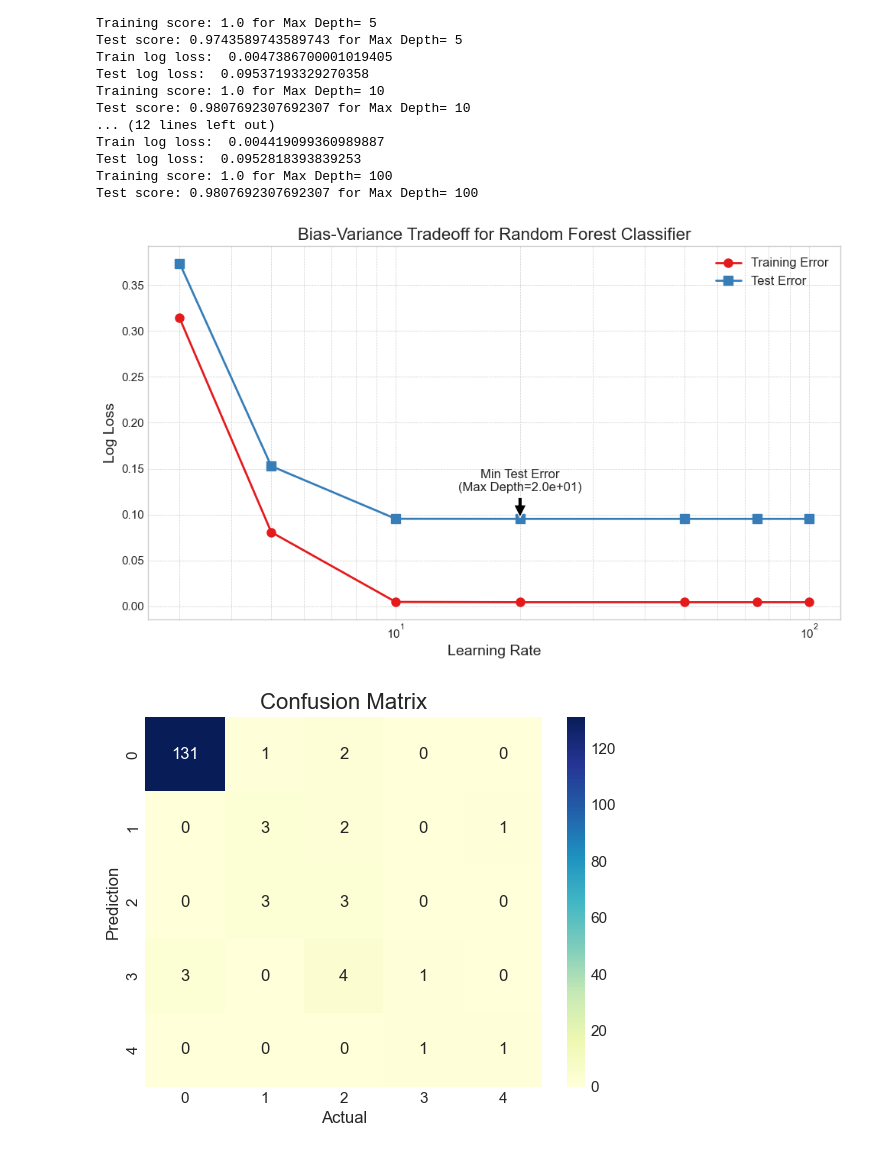
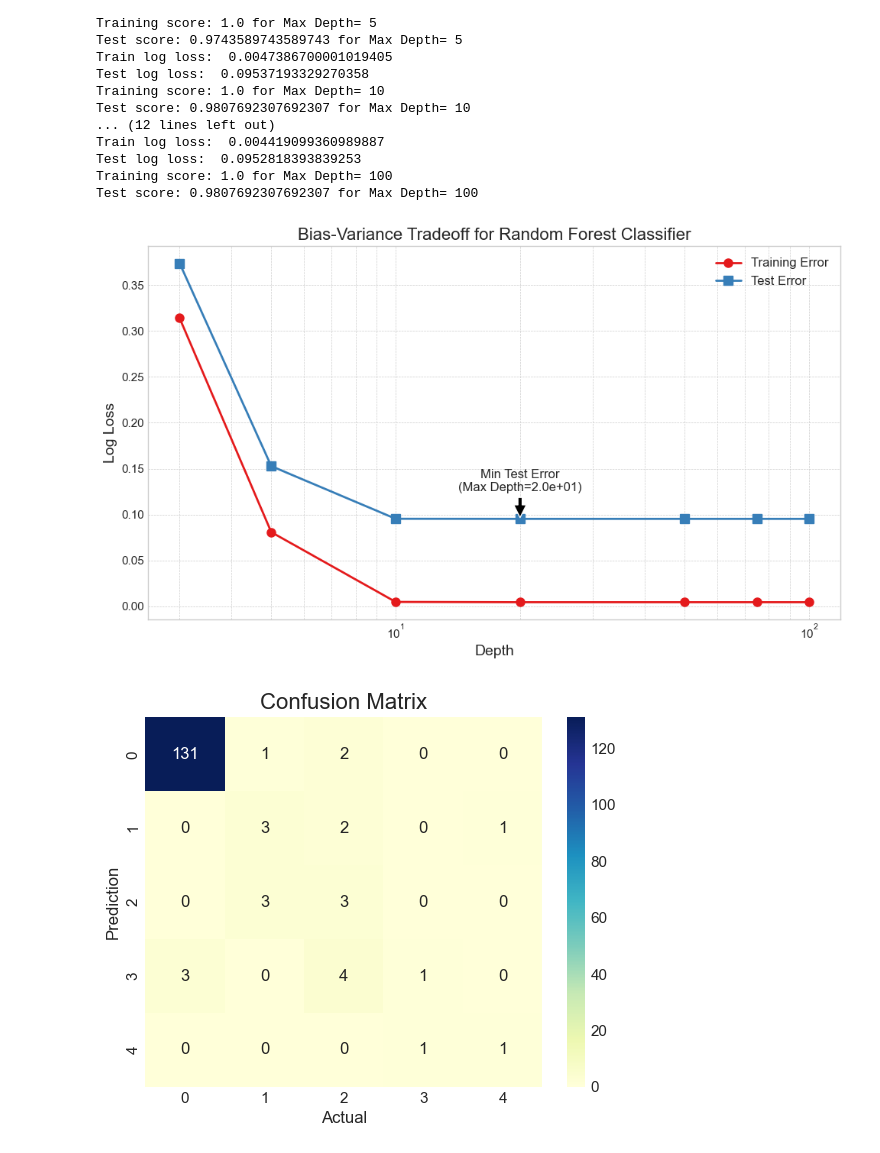
Before and after one commit to AleX77NP/Hepatitis-C-detection---model-s-tuning, a Jupyter notebook: main.ipynb, the cells around one changed output. Drawn from its saved outputs; the diff is of its cells as text; code cells hidden in the pictures.

```diff
--- a/main.ipynb
+++ b/main.ipynb
@@ -444,35 +444,35 @@ plt.style.use("seaborn-v0_8-whitegrid")
 plt.figure(figsize=(10, 6))
 plt.plot(depth_values, train_errors, label='Training Error', marker='o', markersize=8, linewidth=2)
 plt.plot(depth_values, test_errors, label='Test Error', marker='s', markersize=8, linewidth=2)
 
 # Set log scale for x-axis
 plt.xscale('log')
 
 # Titles and labels
-plt.xlabel('Learning Rate', fontsize=14)
+plt.xlabel('Depth', fontsize=14)
 plt.ylabel('Log Loss', fontsize=14)
 plt.title('Bias-Variance Tradeoff for Random Forest Classifier', fontsize=16)
 
 # Grid and legend
 plt.grid(True, which='both', linestyle='--', linewidth=0.5)
 plt.legend(fontsize=12)
 
 # Annotate minimum test error point
 min_test_error_idx = np.argmin(test_errors)
 min_test_error = test_errors[min_test_error_idx]
 best_depth_value = depth_values[min_test_error_idx]
 plt.annotate(f'Min Test Error\n(Max Depth={best_depth_value:.1e})',
              xy=(best_depth_value, min_test_error),
              xytext=(best_depth_value, min_test_error + 0.03),
              arrowprops=dict(facecolor='black', shrink=0.05),
              fontsize=12,
              ha='center')
 
 # Show plot
 plt.tight_layout()
 plt.show()
 # %% [output]
-[figure, old version]
+[figure, new version]
 # %%
 # Best 3 models
 hyperparams_final = {
```
Also changed, not shown: parts of 1 cell of this notebook.
